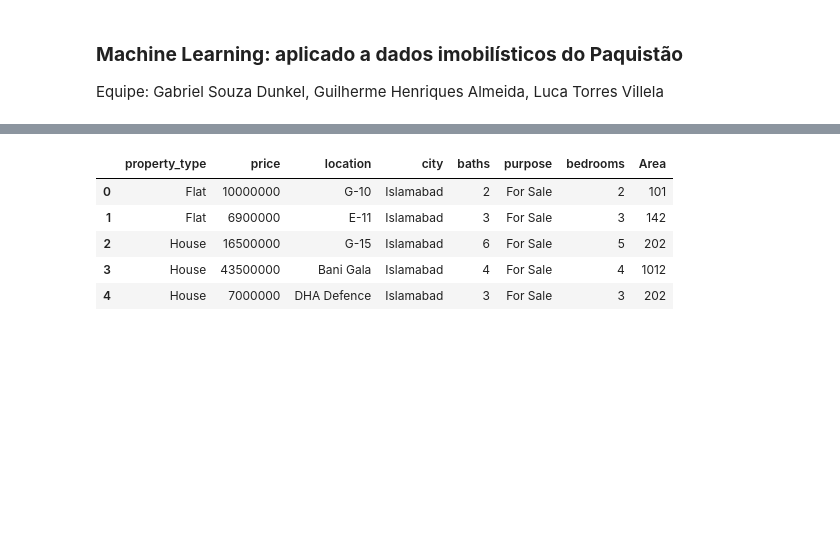
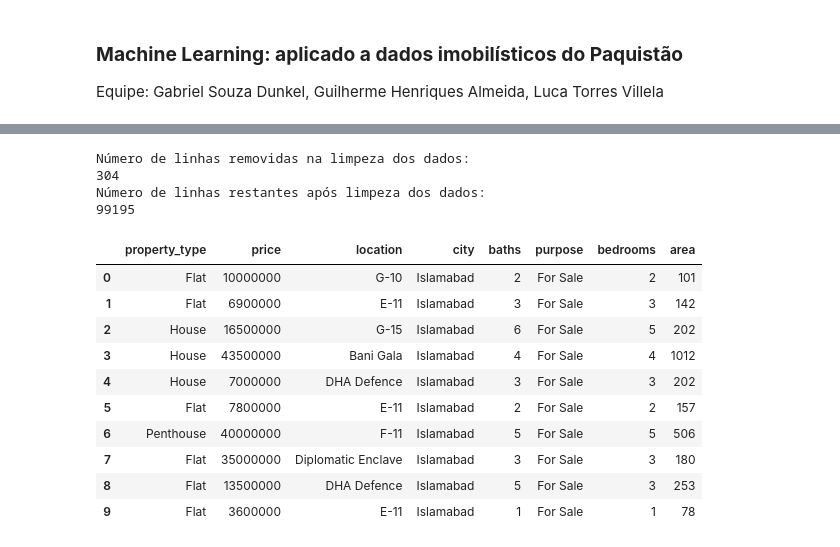
Before and after one commit to lucavillela/pakistan-estate-ml, a Jupyter notebook: main.ipynb, the cells around one changed output, grey strips where cells are left out. Drawn from its saved outputs; the diff is of its cells as text; code cells hidden in the pictures; blank space fills up the shorter version.

Commit message:
Implementação análise geral
Foi identificado alguns dados com valores 0 no DF, além disso foi feito as analises gerais dos dados conforme solicitado.

```diff
--- a/main.ipynb
+++ b/main.ipynb
@@ -56,15 +48,38 @@ df.head(10)
 # %%
 clean_df = df.copy()
 clean_df.drop(columns=['Unnamed: 0'], inplace=True)
-clean_df['Area'] = df['Area_in_Marla'] * 25.292852 #converter de Marla pra metro quadrado
-clean_df['Area'] = clean_df['Area'].round(0).astype(int) #converter valor pra inteiro pq normalmente é assim em anuncios de imóveis
+clean_df = clean_df[clean_df['Area_in_Marla'] != 0] #remover linhas com area 0  (10 linhas)
+clean_df = clean_df[clean_df['bedrooms'] != 0] #remover linhas com quartos 0    (294 linhas)
+clean_df['area'] = df['Area_in_Marla'] * 25.292852 #converter de Marla pra metro quadrado
+clean_df['area'] = clean_df['area'].round(0).astype(int) #converter valor pra inteiro pq normalmente é assim em anuncios de imóveis
 clean_df.drop(columns=['Area_in_Marla'], inplace=True)
 
-clean_df.head()
+print("Número de linhas removidas na limpeza dos dados:")
+print(len(df) - len(clean_df))
+
+print("Número de linhas restantes após limpeza dos dados:")
+print(len(clean_df))
+
+clean_df.head(10)
+
+# df_farm_house = clean_df[clean_df['property_type'] == 'Farm House']
+# df_farm_house.sort_values(by='price', ascending=True).head(10)
+
+# print(len(clean_df[clean_df['bedrooms'] == 0]))
+# clean_df.sort_values(by='bedrooms', ascending=True).head(10)
 # %% [output]
+Número de linhas removidas na limpeza dos dados:
+304
+Número de linhas restantes após limpeza dos dados:
+99195
-|  | property_type | price | location | city | baths | purpose | bedrooms | Area |
+|  | property_type | price | location | city | baths | purpose | bedrooms | area |
 | 0 | Flat | 10000000 | G-10 | Islamabad | 2 | For Sale | 2 | 101 |
 | 1 | Flat | 6900000 | E-11 | Islamabad | 3 | For Sale | 3 | 142 |
 | 2 | House | 16500000 | G-15 | Islamabad | 6 | For Sale | 5 | 202 |
 | 3 | House | 43500000 | Bani Gala | Islamabad | 4 | For Sale | 4 | 1012 |
 | 4 | House | 7000000 | DHA Defence | Islamabad | 3 | For Sale | 3 | 202 |
+| 5 | Flat | 7800000 | E-11 | Islamabad | 2 | For Sale | 2 | 157 |
+| 6 | Penthouse | 40000000 | F-11 | Islamabad | 5 | For Sale | 5 | 506 |
+| 7 | Flat | 35000000 | Diplomatic Enclave | Islamabad | 3 | For Sale | 3 | 180 |
+| 8 | Flat | 13500000 | DHA Defence | Islamabad | 5 | For Sale | 3 | 253 |
+| 9 | Flat | 3600000 | E-11 | Islamabad | 1 | For Sale | 1 | 78 |
```
Also changed, not shown: parts of 16 cells of this notebook.
